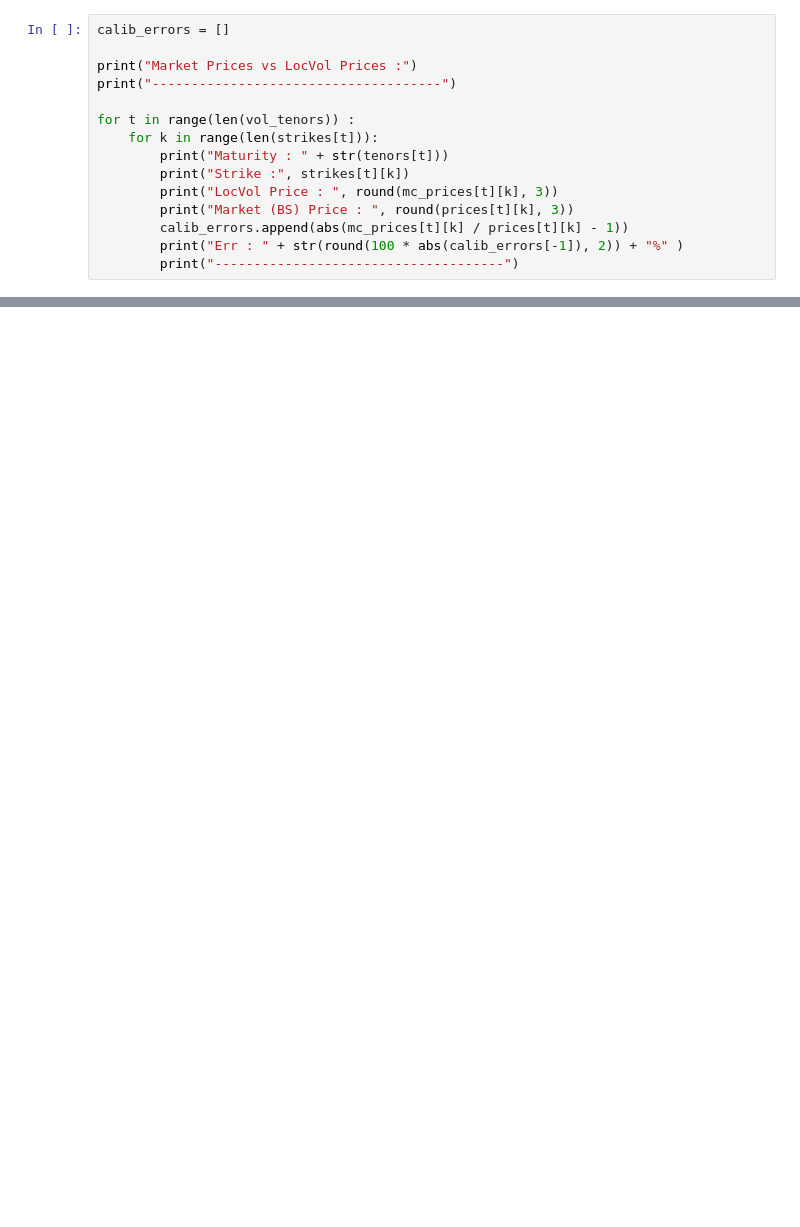
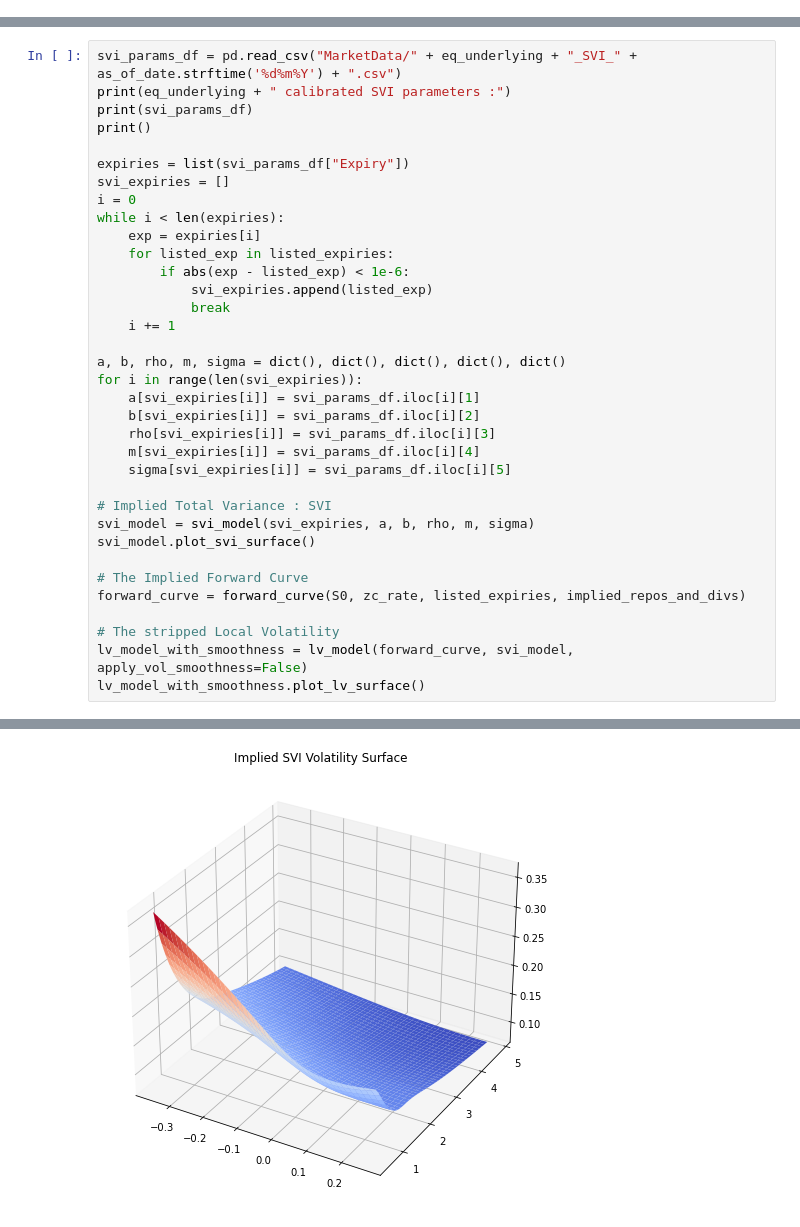
Before and after one commit to Idriss-Afra/Local-Volatility-Model, a Jupyter notebook: Local Volatility Model.ipynb, the cells around one changed output, grey strips where cells are left out. Drawn from its saved outputs; the diff is of its cells as text; blank space fills up the shorter version.

Commit message:
Local Volatility Model

```diff
--- a/Local Volatility Model.ipynb
+++ b/Local Volatility Model.ipynb
@@ -412,15 +0,0 @@ for t in range(len(vol_tenors)) :
-# %%
-calib_errors = []
-
-print("Market Prices vs LocVol Prices :")
-print("-------------------------------------")
-
-for t in range(len(vol_tenors)) :
-    for k in range(len(strikes[t])):
-        print("Maturity : " + str(tenors[t]))
-        print("Strike :", strikes[t][k])
-        print("LocVol Price : ", round(mc_prices[t][k], 3))
-        print("Market (BS) Price : ", round(prices[t][k], 3))
-        calib_errors.append(abs(mc_prices[t][k] / prices[t][k] - 1))
-        print("Err : " + str(round(100 * abs(calib_errors[-1]), 2)) + "%" )
-        print("-------------------------------------")
@@ -459,0 +432,36 @@ Number of the Calibration Errors below 1% :  32
+# %%
+svi_params_df = pd.read_csv("MarketData/" + eq_underlying + "_SVI_" + as_of_date.strftime('%d%m%Y') + ".csv")
+print(eq_underlying + " calibrated SVI parameters :")
+print(svi_params_df)
+print()
+
+expiries = list(svi_params_df["Expiry"])
+svi_expiries = []
+i = 0
+while i < len(expiries):
+    exp = expiries[i]
+    for listed_exp in listed_expiries:
+        if abs(exp - listed_exp) < 1e-6:
+            svi_expiries.append(listed_exp)
+            break
+    i += 1
+
+a, b, rho, m, sigma = dict(), dict(), dict(), dict(), dict()
+for i in range(len(svi_expiries)):
+    a[svi_expiries[i]] = svi_params_df.iloc[i][1]
+    b[svi_expiries[i]] = svi_params_df.iloc[i][2]
+    rho[svi_expiries[i]] = svi_params_df.iloc[i][3]
+    m[svi_expiries[i]] = svi_params_df.iloc[i][4]
+    sigma[svi_expiries[i]] = svi_params_df.iloc[i][5]
+
+# Implied Total Variance : SVI
+svi_model = svi_model(svi_expiries, a, b, rho, m, sigma)
+svi_model.plot_svi_surface()
+
+# The Implied Forward Curve
+forward_curve = forward_curve(S0, zc_rate, listed_expiries, implied_repos_and_divs)
+
+# The stripped Local Volatility
+lv_model_with_smoothness = lv_model(forward_curve, svi_model, apply_vol_smoothness=False)
+lv_model_with_smoothness.plot_lv_surface()
+# %% [output]
@@ -459,0 +482 @@ Number of the Calibration Errors below 1% :  32
+[figure, added]
```
Also changed, not shown: parts of 41 cells of this notebook, 3 other files.
